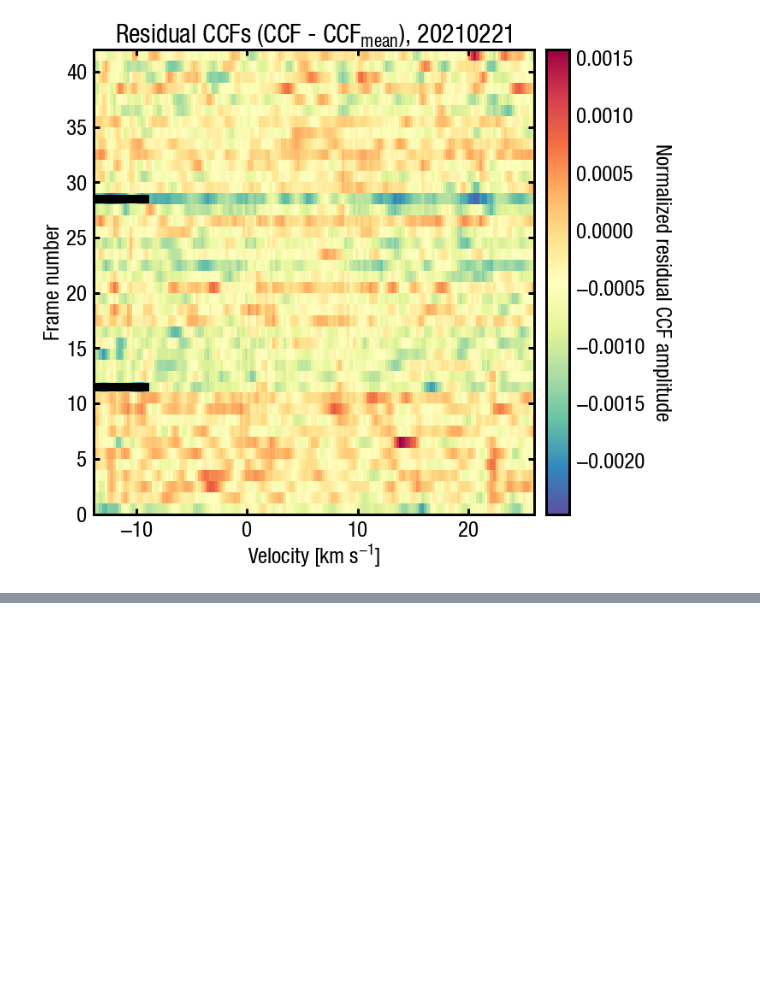
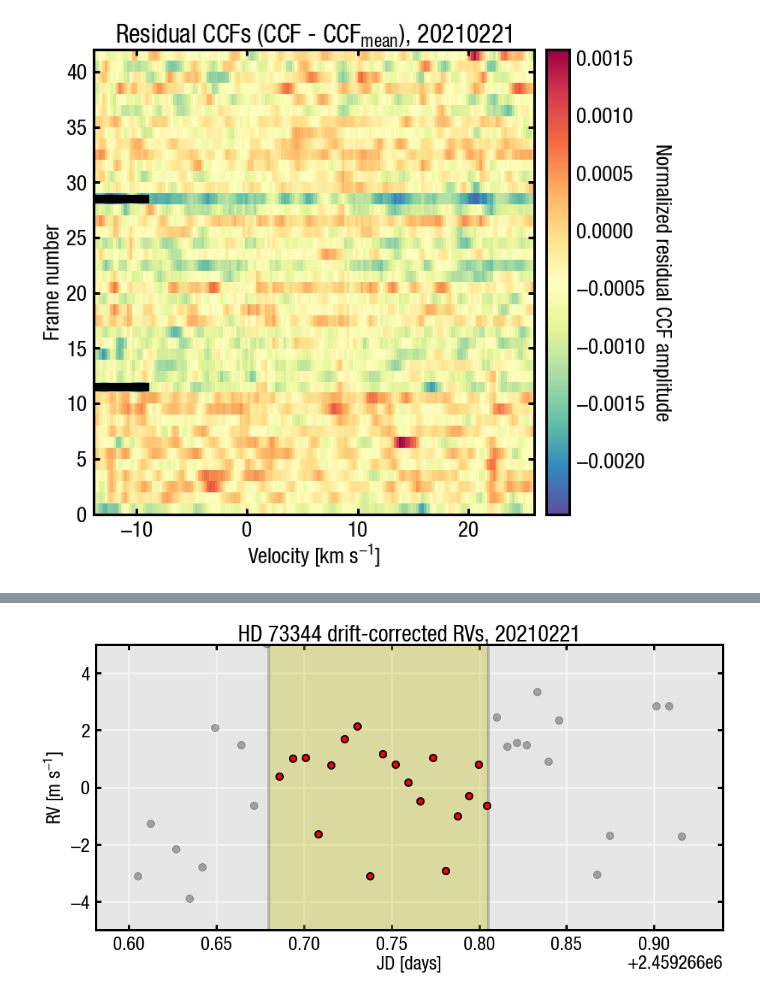
Before and after one commit to shalverson/rv_analysis_code, a Jupyter notebook: neid_notebooks/rm_reloaded_HD73344.ipynb, the cells around one changed output, grey strips where cells are left out. Saved outputs shown, nothing was run; the diff lists cells and outputs as text; code cells hidden in the pictures; blank space fills up the shorter version.

```diff
--- a/neid_notebooks/rm_reloaded_HD73344.ipynb
+++ b/neid_notebooks/rm_reloaded_HD73344.ipynb
@@ -354,2 +402,20 @@ plt.rcParams['grid.linewidth'] = 3
+# %%
+plt.plot(jd_arr, drift_corrected_rvs,'ko', markersize=10, alpha=0.3)
+
+plt.plot(jd_arr[inds_transit], drift_corrected_rvs[inds_transit],'ko', markersize=10)
+plt.plot(jd_arr[inds_transit],  drift_corrected_rvs[inds_transit],'ro', markersize=6)
+
+plt.title(obj_name + ' drift-corrected RVs, ' + night)
+plt.xlabel('JD [days]')
+plt.ylabel('RV [m s$^\mathcal{-1}$]')
+plt.ylim(-5,5)
+
+# highlight transit window
+plt.axvspan(tbeg,tend, color='y', alpha=0.3, lw=0)
+plt.vlines([tbeg,tend],-10, 10, alpha=0.2, linewidth=4)
+
+plt.show()
+# %% [output]
+[figure, added]
 # %%
 
```
Also changed, not shown: parts of 3 cells of this notebook.
